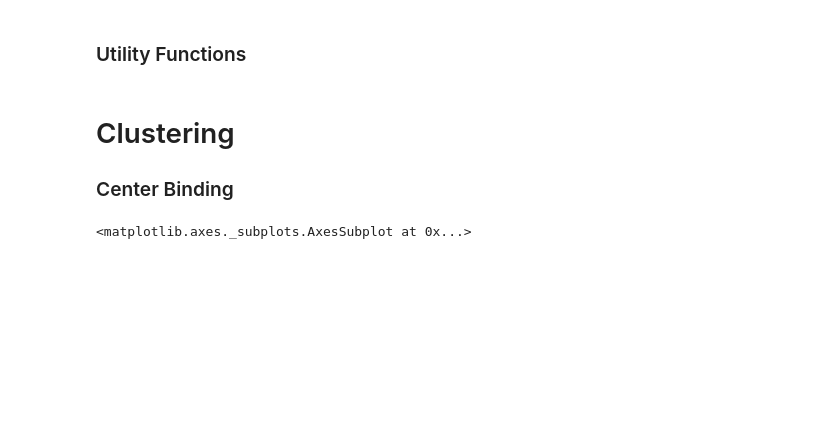
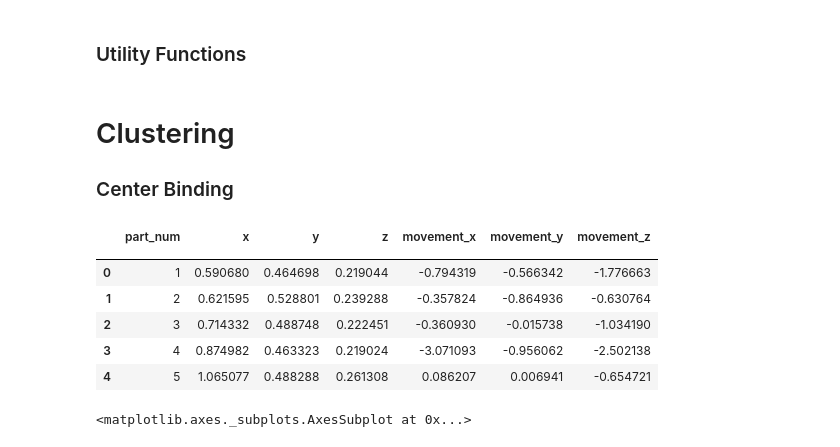
Before and after one commit to Bin0212/BallastClustering, a Jupyter notebook: src/clustering_movement_only.ipynb, the cells around one changed output. Saved outputs shown, nothing was run; the diff lists cells and outputs as text; code cells hidden in the pictures; blank space fills up the shorter version.

```diff
--- a/src/clustering_movement_only.ipynb
+++ b/src/clustering_movement_only.ipynb
@@ -103,27 +103,36 @@ def cross_section(df, x_range=None, y_range=None, z_range=None):
 # %%
 # set folder name and file name
 folder_init, folder_final = "cb_d9out", "cb_d16out"
 step_init, step_final = "_Step1.csv", "_Step303.csv"
 
 # read initial state file and final state file
 init_state = read_data(folder_init, step_init)
 final_state = read_data(folder_final, step_final)
 
 # remove particles not exist in both files
 init_state, final_state = match_partnum(init_state, final_state)
 
 # calculate particle movement in x, y, z directions
 part_movement = []
 part_movement = final_state.iloc[:,2:5] - init_state.iloc[:,2:5]
 
 # finalize particle movement dataframe
 part_movement = pd.concat([final_state["part_num"].astype(int), final_state.iloc[:,2:5],
                            part_movement], axis=1)
 part_movement.index.name = ""
 part_movement.columns = ['part_num', 'x', 'y', 'z', 'movement_x', 'movement_y', 'movement_z']
 
 # preprocess dataframe
 part_movement = preprocess(part_movement)
+part_movement.head()
+# %% [output]
+|  | part_num | x | y | z | movement_x | movement_y | movement_z |
+|  |  |  |  |  |  |  |  |
+| 0 | 1 | 0.590680 | 0.464698 | 0.219044 | -0.794319 | -0.566342 | -1.776663 |
+| 1 | 2 | 0.621595 | 0.528801 | 0.239288 | -0.357824 | -0.864936 | -0.630764 |
+| 2 | 3 | 0.714332 | 0.488748 | 0.222451 | -0.360930 | -0.015738 | -1.034190 |
+| 3 | 4 | 0.874982 | 0.463323 | 0.219024 | -3.071093 | -0.956062 | -2.502138 |
+| 4 | 5 | 1.065077 | 0.488288 | 0.261308 | 0.086207 | 0.006941 | -0.654721 |
 # %%
 %matplotlib inline
 
```
Also changed, not shown: parts of 1 cell of this notebook, 1 other file.
